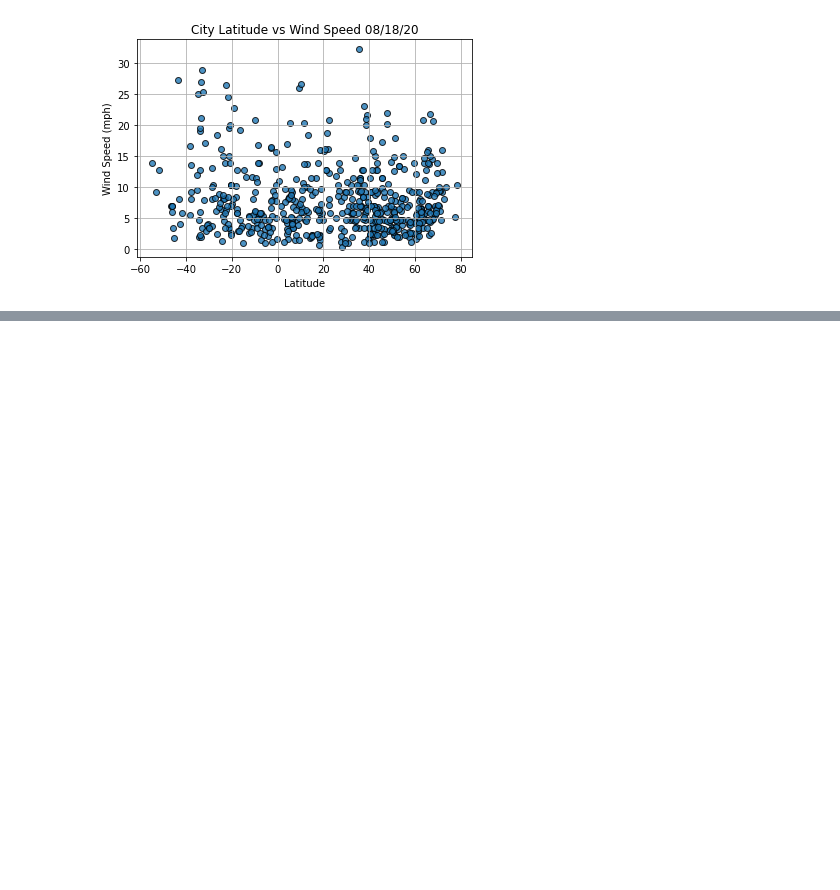
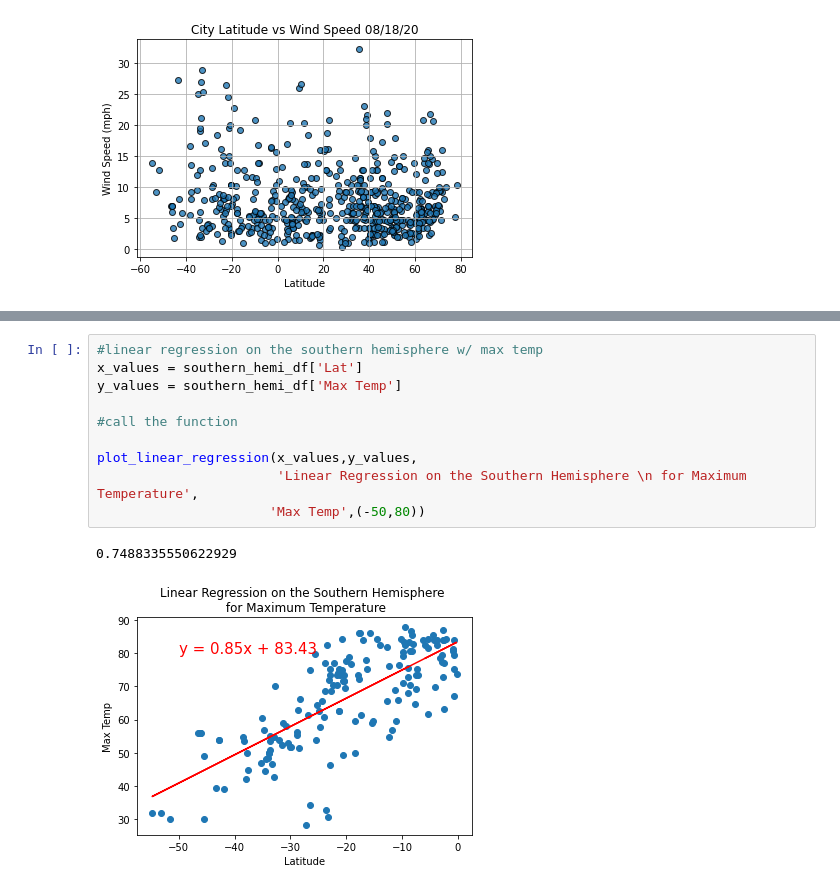
Before and after one commit to chenylk/World_Weather_Analysis, a Jupyter notebook: WeatherPy.ipynb, the cells around one changed output, grey strips where cells are left out. Cells and saved outputs as stored; diff of their text form; blank space fills up the shorter version.

```diff
--- a/WeatherPy.ipynb
+++ b/WeatherPy.ipynb
@@ -277,0 +355,13 @@ plt.show()
+# %%
+#linear regression on the southern hemisphere w/ max temp
+x_values = southern_hemi_df['Lat']
+y_values = southern_hemi_df['Max Temp']
+
+#call the function
+
+plot_linear_regression(x_values,y_values,
+                       'Linear Regression on the Southern Hemisphere \n for Maximum Temperature',
+                      'Max Temp',(-50,80))
+# %% [output]
+0.7488335550622929
+[figure, added]
```
Also changed, not shown: parts of 17 cells of this notebook.
